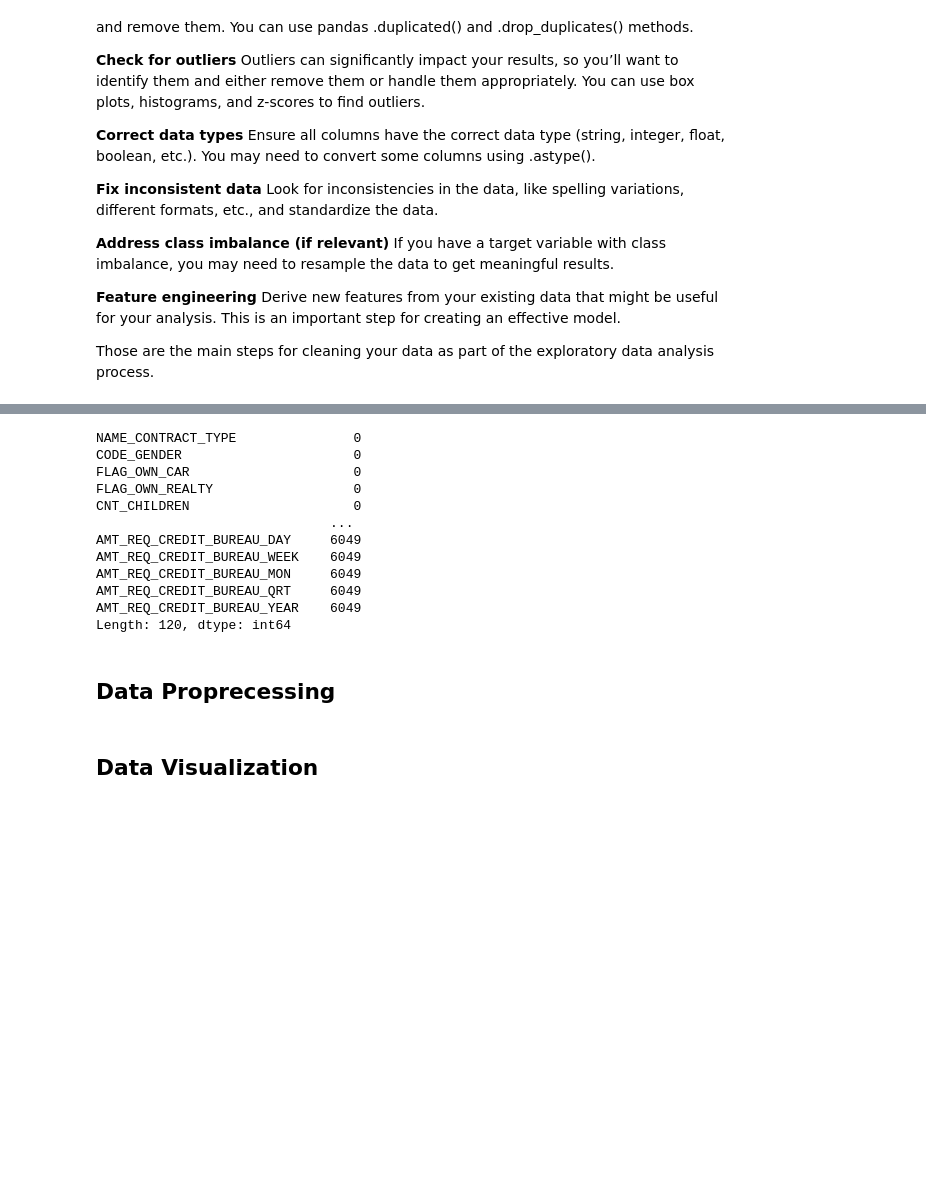
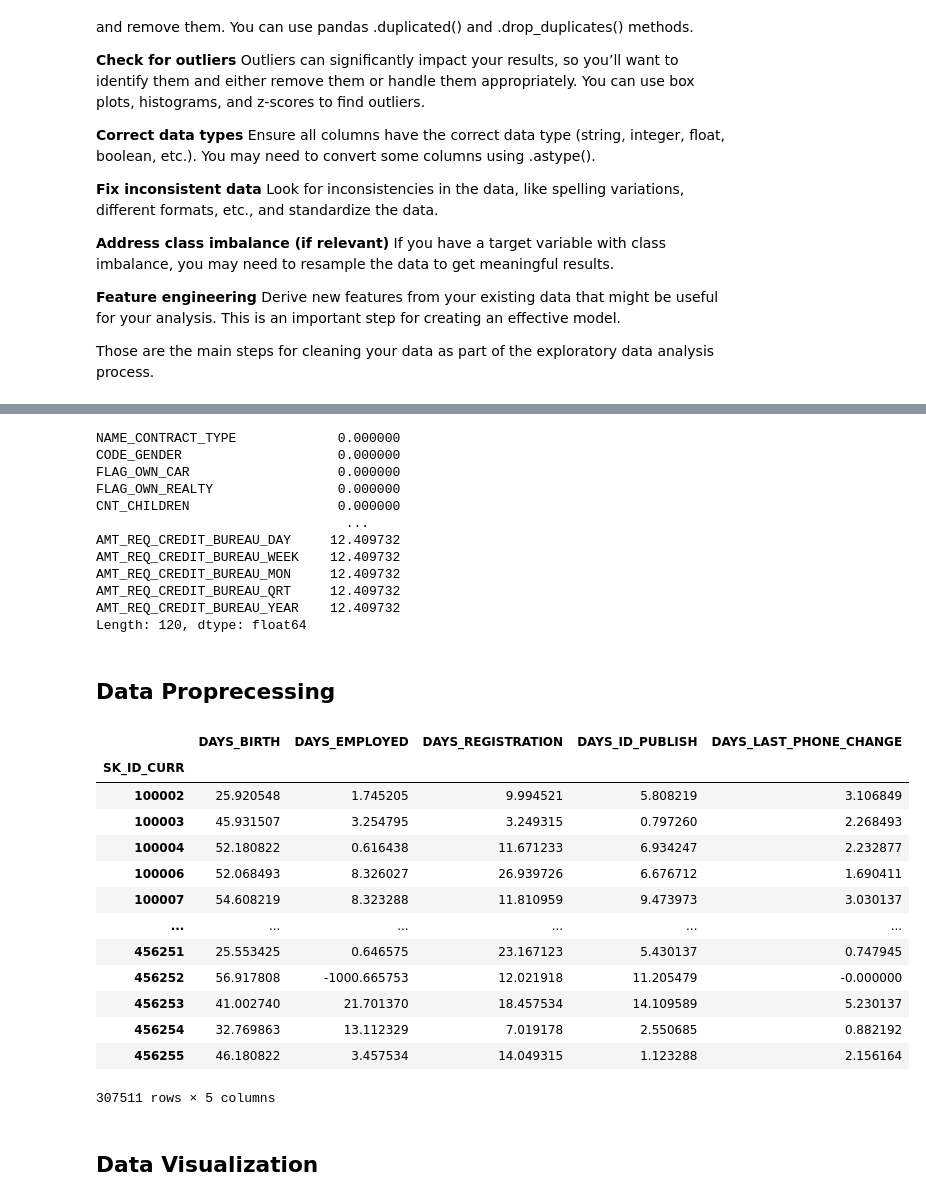
Before and after one commit to dongchanlim/MSBA, a Jupyter notebook: CapstoneProject/notebooks/EDA/EDA.ipynb, the cells around one changed output, grey strips where cells are left out. Cells and saved outputs as stored; diff of their text form; code cells hidden in the pictures; blank space fills up the shorter version.

```diff
--- a/CapstoneProject/notebooks/EDA/EDA.ipynb
+++ b/CapstoneProject/notebooks/EDA/EDA.ipynb
@@ -222,19 +309,36 @@ Length: 121, dtype: int64
 # %%
-test.isnull().sum()
+test.isnull().sum() / len(test) * 100
 # %% [output]
-NAME_CONTRACT_TYPE               0
-CODE_GENDER                      0
-FLAG_OWN_CAR                     0
-FLAG_OWN_REALTY                  0
-CNT_CHILDREN                     0
-                              ...
-AMT_REQ_CREDIT_BUREAU_DAY     6049
-AMT_REQ_CREDIT_BUREAU_WEEK    6049
-AMT_REQ_CREDIT_BUREAU_MON     6049
-AMT_REQ_CREDIT_BUREAU_QRT     6049
-AMT_REQ_CREDIT_BUREAU_YEAR    6049
-Length: 120, dtype: int64
+NAME_CONTRACT_TYPE             0.000000
+CODE_GENDER                    0.000000
+FLAG_OWN_CAR                   0.000000
+FLAG_OWN_REALTY                0.000000
+CNT_CHILDREN                   0.000000
+                                ...
+AMT_REQ_CREDIT_BUREAU_DAY     12.409732
+AMT_REQ_CREDIT_BUREAU_WEEK    12.409732
+AMT_REQ_CREDIT_BUREAU_MON     12.409732
+AMT_REQ_CREDIT_BUREAU_QRT     12.409732
+AMT_REQ_CREDIT_BUREAU_YEAR    12.409732
+Length: 120, dtype: float64
 # %% [markdown]
 ## Data Proprecessing
+# %%
+train.loc[:, train.columns.str.startswith('DAYS')] / -365.0
+# %% [output]
+|  | DAYS_BIRTH | DAYS_EMPLOYED | DAYS_REGISTRATION | DAYS_ID_PUBLISH | DAYS_LAST_PHONE_CHANGE |
+| SK_ID_CURR |  |  |  |  |  |
+| 100002 | 25.920548 | 1.745205 | 9.994521 | 5.808219 | 3.106849 |
+| 100003 | 45.931507 | 3.254795 | 3.249315 | 0.797260 | 2.268493 |
+| 100004 | 52.180822 | 0.616438 | 11.671233 | 6.934247 | 2.232877 |
+| 100006 | 52.068493 | 8.326027 | 26.939726 | 6.676712 | 1.690411 |
+| 100007 | 54.608219 | 8.323288 | 11.810959 | 9.473973 | 3.030137 |
+| ... | ... | ... | ... | ... | ... |
+| 456251 | 25.553425 | 0.646575 | 23.167123 | 5.430137 | 0.747945 |
+| 456252 | 56.917808 | -1000.665753 | 12.021918 | 11.205479 | -0.000000 |
+| 456253 | 41.002740 | 21.701370 | 18.457534 | 14.109589 | 5.230137 |
+| 456254 | 32.769863 | 13.112329 | 7.019178 | 2.550685 | 0.882192 |
+| 456255 | 46.180822 | 3.457534 | 14.049315 | 1.123288 | 2.156164 |
+307511 rows × 5 columns
 # %% [markdown]
 ## Data Visualization
```
Also changed, not shown: parts of 14 cells of this notebook, 1 other file.
